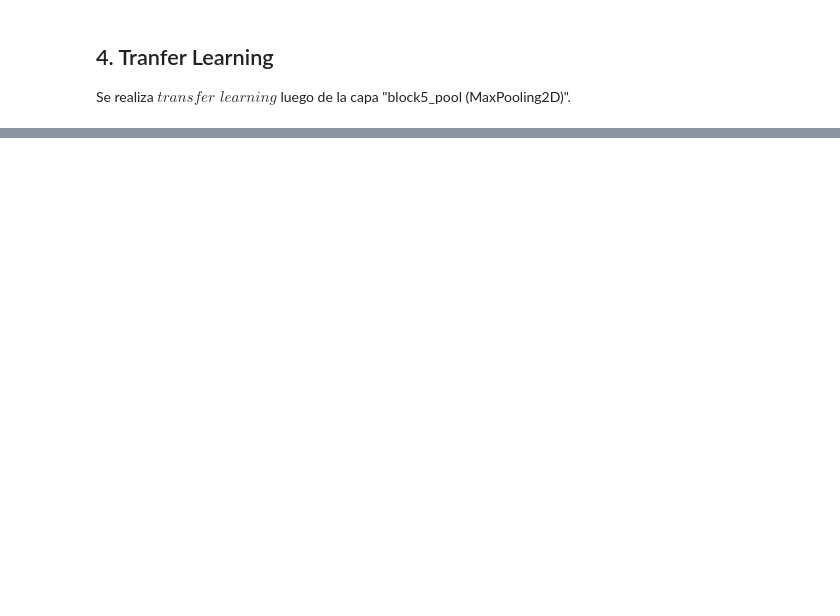
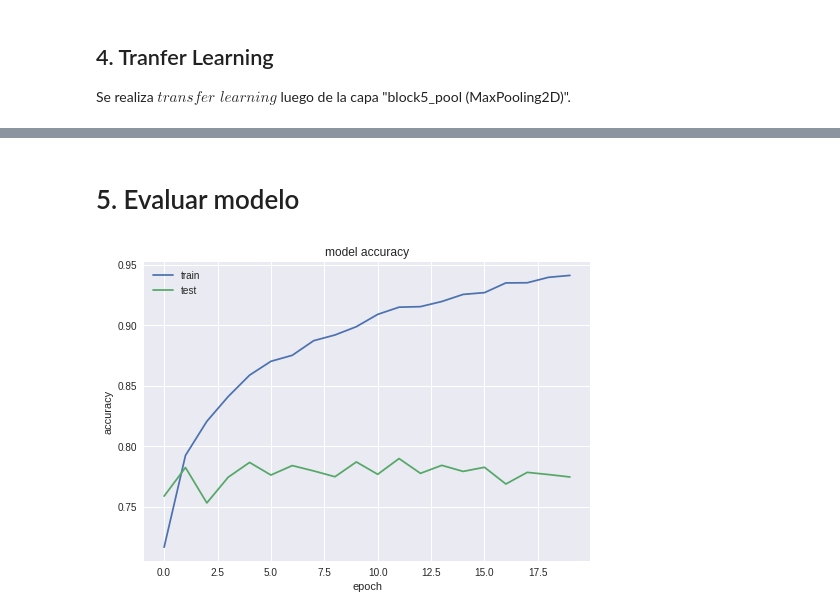
Before and after one commit to quezadasubiabre/Proyecto-EL4106, a Jupyter notebook: Entrega_2/Entrega2.ipynb, the cells around one changed output, grey strips where cells are left out. Drawn from its saved outputs; the diff is of its cells as text; code cells hidden in the pictures; blank space fills up the shorter version.

```diff
--- a/Entrega_2/Entrega2.ipynb
+++ b/Entrega_2/Entrega2.ipynb
@@ -142,2 +102,0 @@ val_generator = generar_mini_batch(X_test, Y_test, batch_size)
-# %%
-modelo_final.fit_generator(train_generator, steps_per_epoch=steps_per_epoch, epochs=epochs, verbose=1, callbacks=callbacks, validation_data=val_generator, validation_steps=validation_steps)
@@ -149,0 +182,8 @@ NameError: name 'a' is not defined
+# %%
+# transformar a variables categoricas
+
+y_train_cat = np_utils.to_categorical(y_train[:nb_train_samples], num_classes)
+y_test_cat = np_utils.to_categorical(y_test[:nb_valid_samples], num_classes)
+# %%
+callbacks = [checkpoint, early]
+training = modelo_final.fit(x=x_train, y=y_train_cat, batch_size=50, epochs=20, verbose=1, callbacks=callbacks, validation_split=0.0, validation_data=(x_test,y_test_cat), shuffle=True, class_weight=None, sample_weight=None, initial_epoch=0, steps_per_epoch=None, validation_steps=None)
@@ -149,0 +208,14 @@ NameError: name 'a' is not defined
+# %% [markdown]
+# 5. Evaluar modelo
+# %%
+import matplotlib.pyplot as plt
+# summarize history for accuracy
+plt.plot(training.history['acc'])
+plt.plot(training.history['val_acc'])
+plt.title('model accuracy')
+plt.ylabel('accuracy')
+plt.xlabel('epoch')
+plt.legend(['train', 'test'], loc='upper left')
+plt.show()
+# %% [output]
+[figure, added]
```
Also changed, not shown: parts of 24 cells of this notebook, 16 other files.
